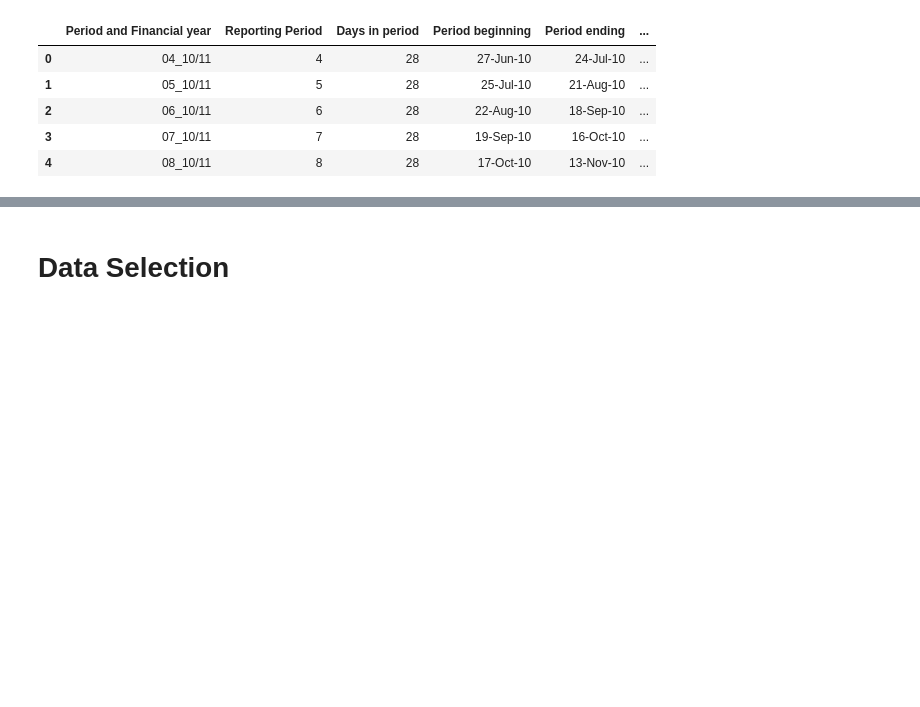
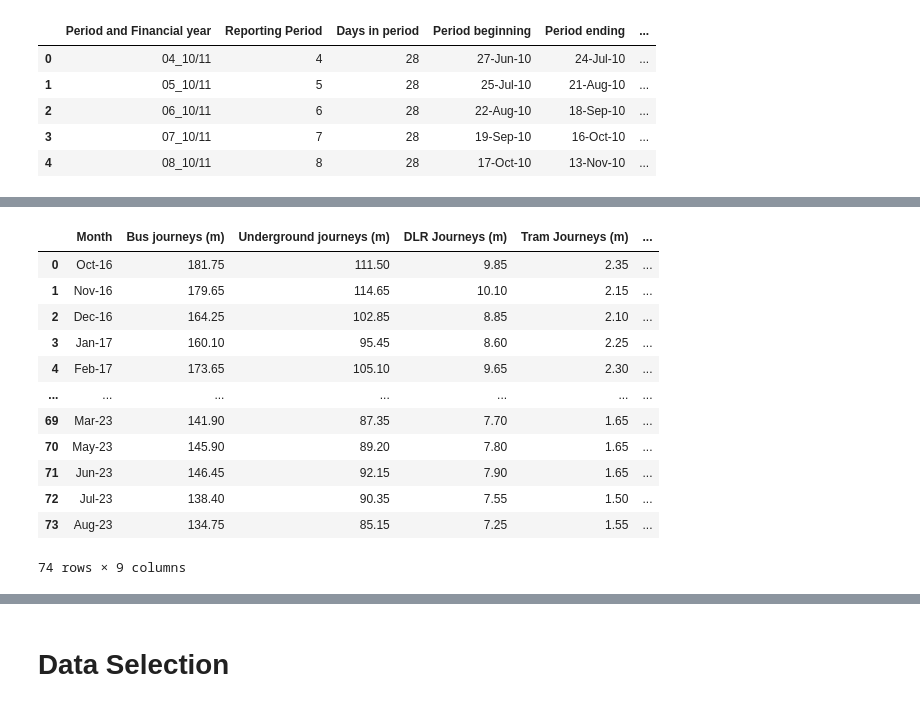
Before and after one commit to adhl-0216/MTU-Data-Analytics-Final-CA, a Jupyter notebook: London Public Transport Analysis.ipynb, the cells around one changed output, grey strips where cells are left out. Drawn from its saved outputs; the diff is of its cells as text; code cells hidden in the pictures; blank space fills up the shorter version.

```diff
--- a/London Public Transport Analysis.ipynb
+++ b/London Public Transport Analysis.ipynb
@@ -114,3 +111,22 @@ tflJourneys
 | 169 | Jul-23 | 138.40 | 90.35 | 7.55 | 1.50 | ... |
 | 170 | Aug-23 | 134.75 | 85.15 | 7.25 | 1.55 | ... |
 139 rows × 9 columns
+# %%
+idx = tflJourneys.loc[tflJourneys['Month']=='Oct-16'].index
+tflJourneys = tflJourneys.loc[idx[0]:]
+tflJourneys.reset_index(drop=True, inplace=True)
+tflJourneys
+# %% [output]
+|  | Month | Bus journeys (m) | Underground journeys (m) | DLR Journeys (m) | Tram Journeys (m) | ... |
+| 0 | Oct-16 | 181.75 | 111.50 | 9.85 | 2.35 | ... |
+| 1 | Nov-16 | 179.65 | 114.65 | 10.10 | 2.15 | ... |
+| 2 | Dec-16 | 164.25 | 102.85 | 8.85 | 2.10 | ... |
+| 3 | Jan-17 | 160.10 | 95.45 | 8.60 | 2.25 | ... |
+| 4 | Feb-17 | 173.65 | 105.10 | 9.65 | 2.30 | ... |
+| ... | ... | ... | ... | ... | ... | ... |
+| 69 | Mar-23 | 141.90 | 87.35 | 7.70 | 1.65 | ... |
+| 70 | May-23 | 145.90 | 89.20 | 7.80 | 1.65 | ... |
+| 71 | Jun-23 | 146.45 | 92.15 | 7.90 | 1.65 | ... |
+| 72 | Jul-23 | 138.40 | 90.35 | 7.55 | 1.50 | ... |
+| 73 | Aug-23 | 134.75 | 85.15 | 7.25 | 1.55 | ... |
+74 rows × 9 columns
```
Also changed, not shown: parts of 8 cells of this notebook.
